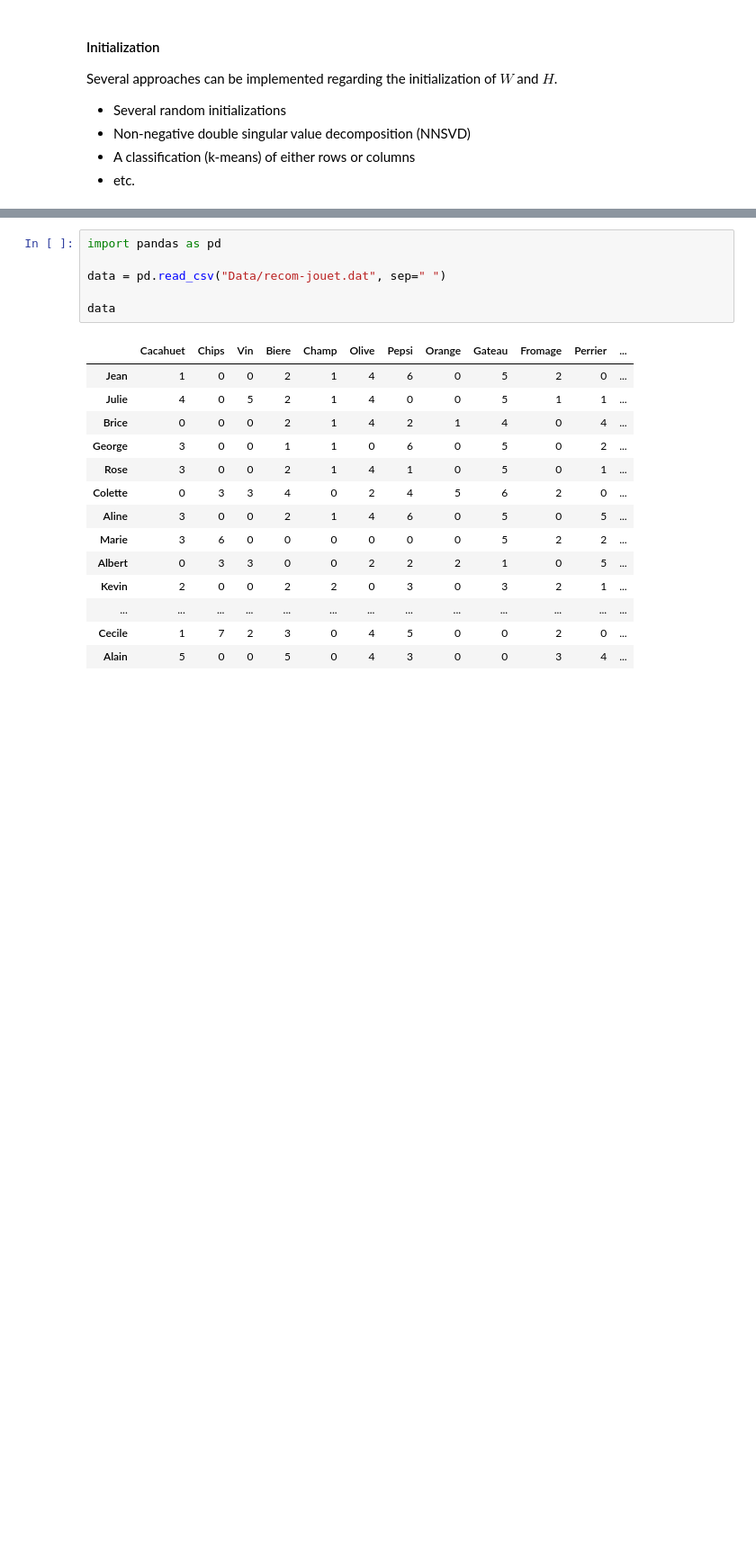
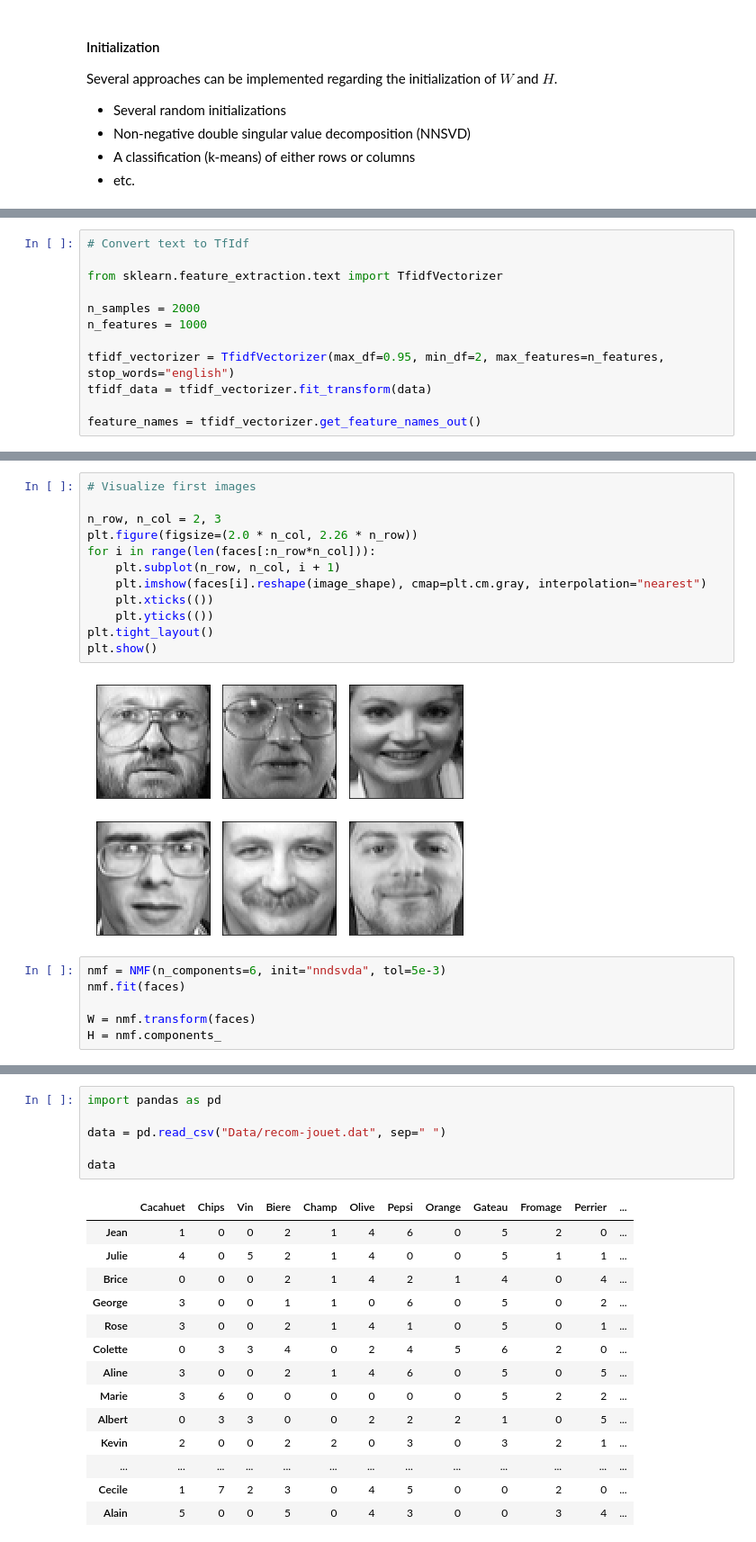
Before and after one commit to jorisguerin/clusteringLectures, a Jupyter notebook: Slides_NMF.ipynb, the cells around one changed output, grey strips where cells are left out. Shown at 90% size. Drawn from its saved outputs; the diff is of its cells as text; blank space fills up the shorter version.

```diff
--- a/Slides_NMF.ipynb
+++ b/Slides_NMF.ipynb
@@ -191,0 +258,12 @@ Several approaches can be implemented regarding the initialization of $W$ and $H
+# %%
+# Convert text to TfIdf
+
+from sklearn.feature_extraction.text import TfidfVectorizer
+
+n_samples = 2000
+n_features = 1000
+
+tfidf_vectorizer = TfidfVectorizer(max_df=0.95, min_df=2, max_features=n_features, stop_words="english")
+tfidf_data = tfidf_vectorizer.fit_transform(data)
+
+feature_names = tfidf_vectorizer.get_feature_names_out()
@@ -191,0 +343,20 @@ Several approaches can be implemented regarding the initialization of $W$ and $H
+# %%
+# Visualize first images
+
+n_row, n_col = 2, 3
+plt.figure(figsize=(2.0 * n_col, 2.26 * n_row))
+for i in range(len(faces[:n_row*n_col])):
+    plt.subplot(n_row, n_col, i + 1)
+    plt.imshow(faces[i].reshape(image_shape), cmap=plt.cm.gray, interpolation="nearest")
+    plt.xticks(())
+    plt.yticks(())
+plt.tight_layout()
+plt.show()
+# %% [output]
+[figure, added]
+# %%
+nmf = NMF(n_components=6, init="nndsvda", tol=5e-3)
+nmf.fit(faces)
+
+W = nmf.transform(faces)
+H = nmf.components_
```
Also changed, not shown: parts of 27 cells of this notebook.
